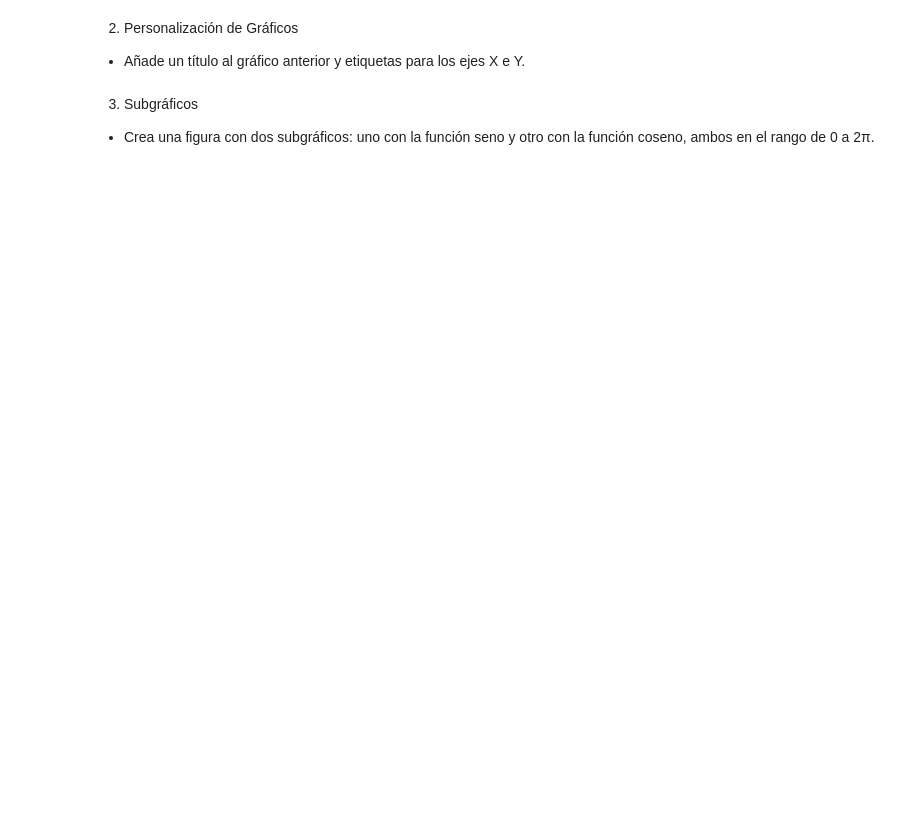
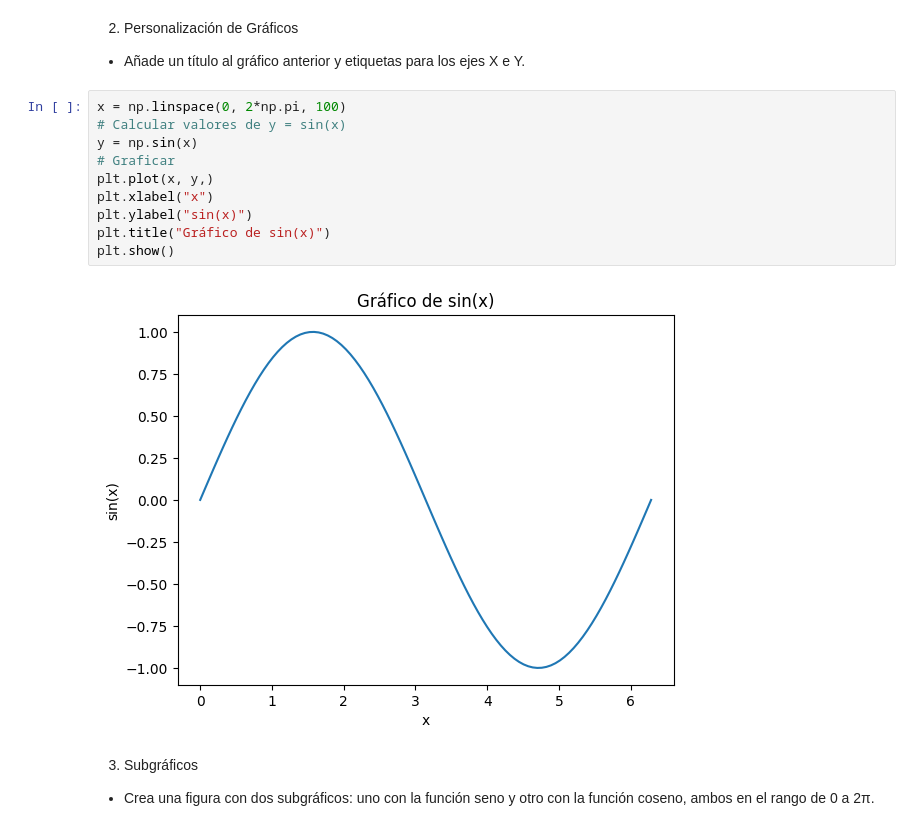
Before and after one commit to lucastulac/UTN-FRM, a Jupyter notebook: TP0.ipynb, the cells around one changed output. Saved outputs shown, nothing was run; the diff lists cells and outputs as text; blank space fills up the shorter version.

```diff
--- a/TP0.ipynb
+++ b/TP0.ipynb
@@ -190,6 +244,18 @@ print(arr_unos)
 2. Personalización de Gráficos
 
 - Añade un título al gráfico anterior y etiquetas para los ejes X e Y.
+# %%
+x = np.linspace(0, 2*np.pi, 100)
+# Calcular valores de y = sin(x)
+y = np.sin(x)
+# Graficar
+plt.plot(x, y,)
+plt.xlabel("x")
+plt.ylabel("sin(x)")
+plt.title("Gráfico de sin(x)")
+plt.show()
+# %% [output]
+[figure, added]
 # %% [markdown]
 3. Subgráficos
 
```
Also changed, not shown: parts of 6 cells of this notebook.
